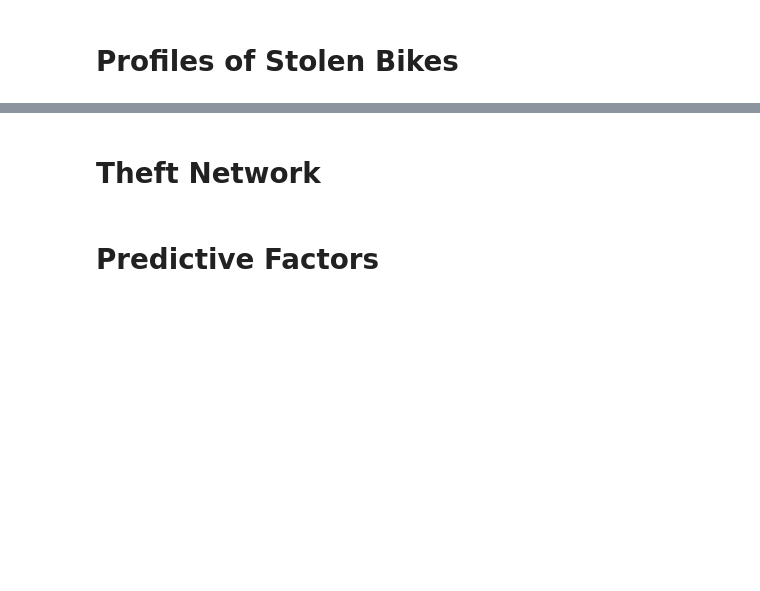
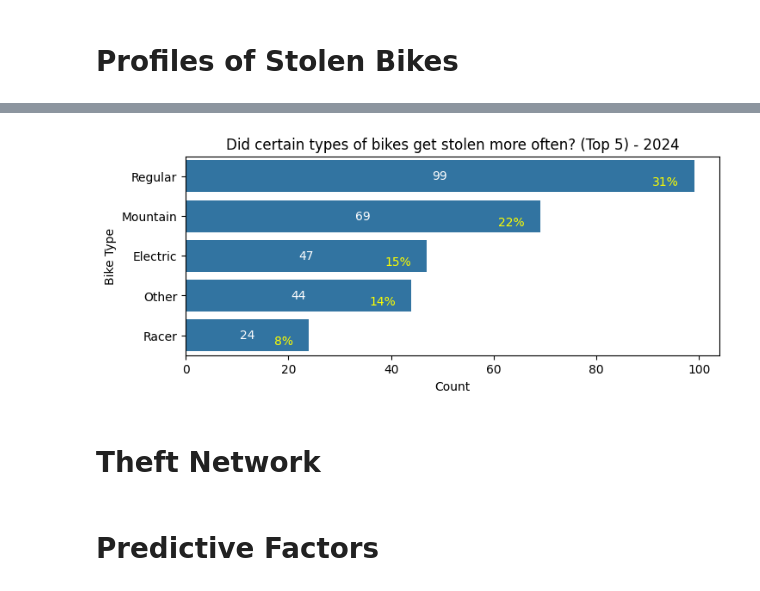
Before and after one commit to kvlrdhrs/Analysis-of-Bicycle-Thefts-in-Toronto, a Jupyter notebook: code.ipynb, the cells around one changed output, grey strips where cells are left out. Drawn from its saved outputs; the diff is of its cells as text; code cells hidden in the pictures; blank space fills up the shorter version.

```diff
--- a/code.ipynb
+++ b/code.ipynb
@@ -312,3 +322,26 @@ plt.show()
+# %%
+# In present time bycycle thefts of electric bikes have increased compared to the past years.
+df_2024 = df[df['OCC_YEAR'] == 2024]
+
+top_bike_types2 = df_2024['BIKE_TYPE'].value_counts().nlargest(5)
+
+total_thefts = df_2024['BIKE_TYPE'].value_counts().sum()
+percentage_thefts = top_bike_types2 / total_thefts * 100
+
+plt.figure(figsize=(8, 3))
+ax = sns.barplot(x=top_bike_types2.values, y=top_bike_types2.index, orient='h')
+ax.bar_label(ax.containers[0], fmt='%.0f', label_type='center', color='white')
+
+for i, p in enumerate(ax.patches):
+    percentage = percentage_thefts[top_bike_types2.index[i]]
+    ax.annotate(f'{percentage:.0f}%', (p.get_x() + p.get_width() - 3, p.get_y() + p.get_height() / 2), ha='right', va='top', color='yellow')
+
+plt.xlabel('Count')
+plt.ylabel('Bike Type')
+plt.title('Did certain types of bikes get stolen more often? (Top 5) - 2024')
+plt.show()
+# %% [output]
+[figure, added]
 # %% [markdown]
 # Theft Network
 # %% [markdown]
```
Also changed, not shown: parts of 5 cells of this notebook, 2 other files.
